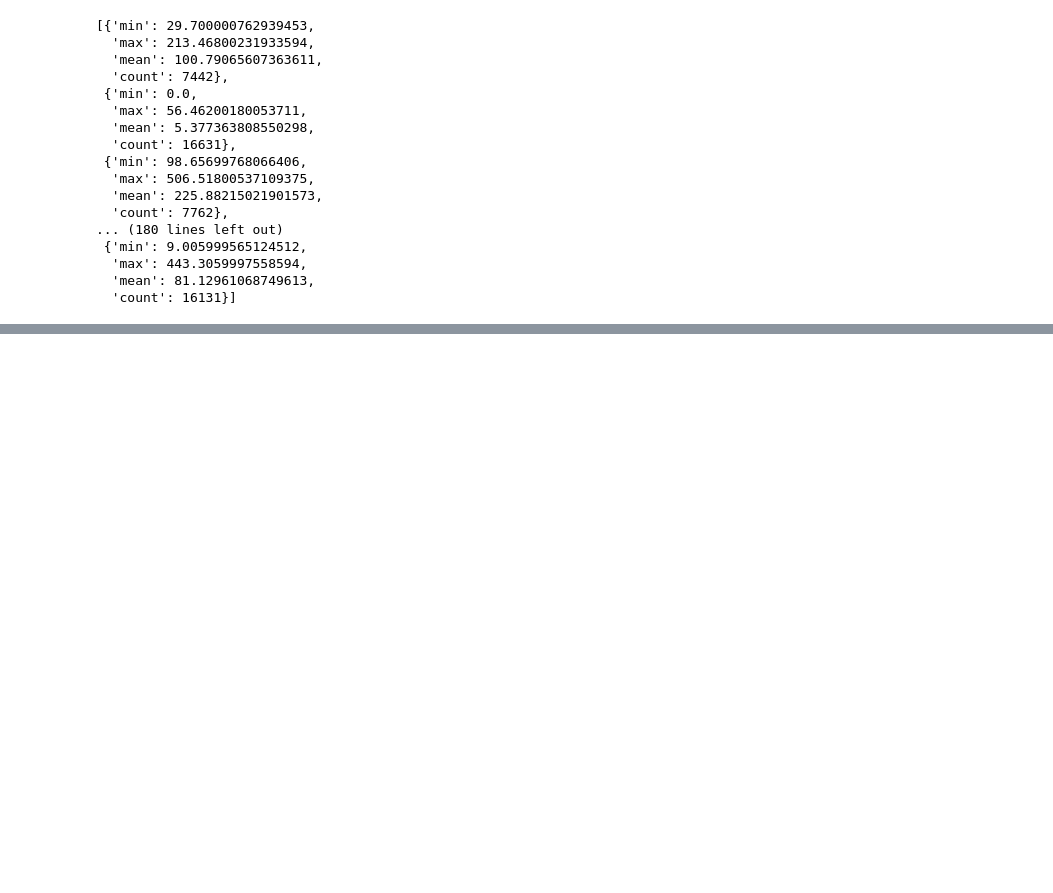
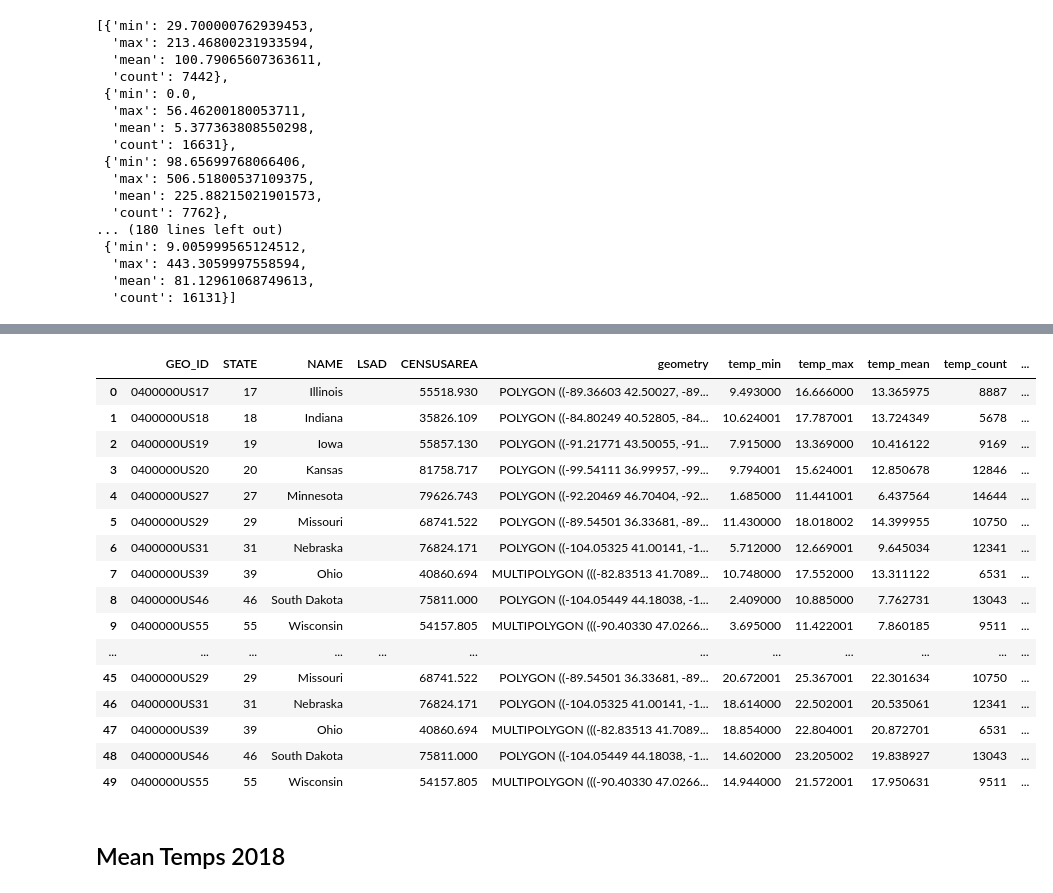
Before and after one commit to shujiew2/ACE592Project, a Jupyter notebook: PRISM Data.ipynb, the cells around one changed output, grey strips where cells are left out. Saved outputs shown, nothing was run; the diff lists cells and outputs as text; code cells hidden in the pictures; blank space fills up the shorter version.

```diff
--- a/PRISM Data.ipynb
+++ b/PRISM Data.ipynb
@@ -363,0 +456,60 @@ country_June_2017
+# %%
+zonal_stats0417=zonal_stats(country, '/Users/noahgonzales/Desktop/2017 Temp/April/PRISM_tmean_stable_4kmM3_201704_bil.bil')
+zonal_stats0417 = pd.DataFrame(zonal_stats0417)
+zonal_stats0417.columns = ["temp_"+x for x in zonal_stats0417.columns]
+zonal_stats0417.index = country.index
+zonal_stats0417 = pd.concat([country,zonal_stats0417],axis=1)
+
+zonal_stats0517=zonal_stats(country, '/Users/noahgonzales/Desktop/2017 Temp/May/PRISM_tmean_stable_4kmM3_201705_bil.bil')
+zonal_stats0517 = pd.DataFrame(zonal_stats0517)
+zonal_stats0517.columns = ["temp_"+x for x in zonal_stats0517.columns]
+zonal_stats0517.index = country.index
+zonal_stats0517 = pd.concat([country,zonal_stats0517],axis=1)
+
+zonal_stats0617=zonal_stats(country, '/Users/noahgonzales/Desktop/2017 Temp/June/PRISM_tmean_stable_4kmM3_201706_bil.bil')
+zonal_stats0617 = pd.DataFrame(zonal_stats0617)
+zonal_stats0617.columns = ["temp_"+x for x in zonal_stats0617.columns]
+zonal_stats0617.index = country.index
+zonal_stats0617 = pd.concat([country,zonal_stats0617],axis=1)
+
+zonal_stats0717=zonal_stats(country, '/Users/noahgonzales/Desktop/2017 Temp/July/PRISM_tmean_stable_4kmM3_201707_bil.bil')
+zonal_stats0717 = pd.DataFrame(zonal_stats0717)
+zonal_stats0717.columns = ["temp_"+x for x in zonal_stats0717.columns]
+zonal_stats0717.index = country.index
+zonal_stats0717 = pd.concat([country,zonal_stats0717],axis=1)
+
+zonal_stats0817=zonal_stats(country, '/Users/noahgonzales/Desktop/2017 Temp/August/PRISM_tmean_stable_4kmM3_201708_bil.bil')
+zonal_stats0817 = pd.DataFrame(zonal_stats0817)
+zonal_stats0817.columns = ["temp_"+x for x in zonal_stats0817.columns]
+zonal_stats0817.index = country.index
+zonal_stats0817 = pd.concat([country,zonal_stats0817],axis=1)
+# %%
+zonal_stats0417['month']=4
+zonal_stats0517['month']=5
+zonal_stats0617['month']=6
+zonal_stats0717['month']=7
+zonal_stats0817['month']=8
+# %%
+zonal_stats17=copy.deepcopy(zonal_stats0417)
+zonal_stats17=zonal_stats17.append([zonal_stats0517,zonal_stats0617,zonal_stats0717,zonal_stats0817],ignore_index=True)
+zonal_stats17
+# %% [output]
+|  | GEO_ID | STATE | NAME | LSAD | CENSUSAREA | geometry | temp_min | temp_max | temp_mean | temp_count | ... |
+| 0 | 0400000US17 | 17 | Illinois |  | 55518.930 | POLYGON ((-89.36603 42.50027, -89... | 9.493000 | 16.666000 | 13.365975 | 8887 | ... |
+| 1 | 0400000US18 | 18 | Indiana |  | 35826.109 | POLYGON ((-84.80249 40.52805, -84... | 10.624001 | 17.787001 | 13.724349 | 5678 | ... |
+| 2 | 0400000US19 | 19 | Iowa |  | 55857.130 | POLYGON ((-91.21771 43.50055, -91... | 7.915000 | 13.369000 | 10.416122 | 9169 | ... |
+| 3 | 0400000US20 | 20 | Kansas |  | 81758.717 | POLYGON ((-99.54111 36.99957, -99... | 9.794001 | 15.624001 | 12.850678 | 12846 | ... |
+| 4 | 0400000US27 | 27 | Minnesota |  | 79626.743 | POLYGON ((-92.20469 46.70404, -92... | 1.685000 | 11.441001 | 6.437564 | 14644 | ... |
+| 5 | 0400000US29 | 29 | Missouri |  | 68741.522 | POLYGON ((-89.54501 36.33681, -89... | 11.430000 | 18.018002 | 14.399955 | 10750 | ... |
+| 6 | 0400000US31 | 31 | Nebraska |  | 76824.171 | POLYGON ((-104.05325 41.00141, -1... | 5.712000 | 12.669001 | 9.645034 | 12341 | ... |
+| 7 | 0400000US39 | 39 | Ohio |  | 40860.694 | MULTIPOLYGON (((-82.83513 41.7089... | 10.748000 | 17.552000 | 13.311122 | 6531 | ... |
+| 8 | 0400000US46 | 46 | South Dakota |  | 75811.000 | POLYGON ((-104.05449 44.18038, -1... | 2.409000 | 10.885000 | 7.762731 | 13043 | ... |
+| 9 | 0400000US55 | 55 | Wisconsin |  | 54157.805 | MULTIPOLYGON (((-90.40330 47.0266... | 3.695000 | 11.422001 | 7.860185 | 9511 | ... |
+| ... | ... | ... | ... | ... | ... | ... | ... | ... | ... | ... | ... |
+| 45 | 0400000US29 | 29 | Missouri |  | 68741.522 | POLYGON ((-89.54501 36.33681, -89... | 20.672001 | 25.367001 | 22.301634 | 10750 | ... |
+| 46 | 0400000US31 | 31 | Nebraska |  | 76824.171 | POLYGON ((-104.05325 41.00141, -1... | 18.614000 | 22.502001 | 20.535061 | 12341 | ... |
+| 47 | 0400000US39 | 39 | Ohio |  | 40860.694 | MULTIPOLYGON (((-82.83513 41.7089... | 18.854000 | 22.804001 | 20.872701 | 6531 | ... |
+| 48 | 0400000US46 | 46 | South Dakota |  | 75811.000 | POLYGON ((-104.05449 44.18038, -1... | 14.602000 | 23.205002 | 19.838927 | 13043 | ... |
+| 49 | 0400000US55 | 55 | Wisconsin |  | 54157.805 | MULTIPOLYGON (((-90.40330 47.0266... | 14.944000 | 21.572001 | 17.950631 | 9511 | ... |
+# %% [markdown]
+## Mean Temps 2018
```
Also changed, not shown: parts of 24 cells of this notebook, 4 other files.
